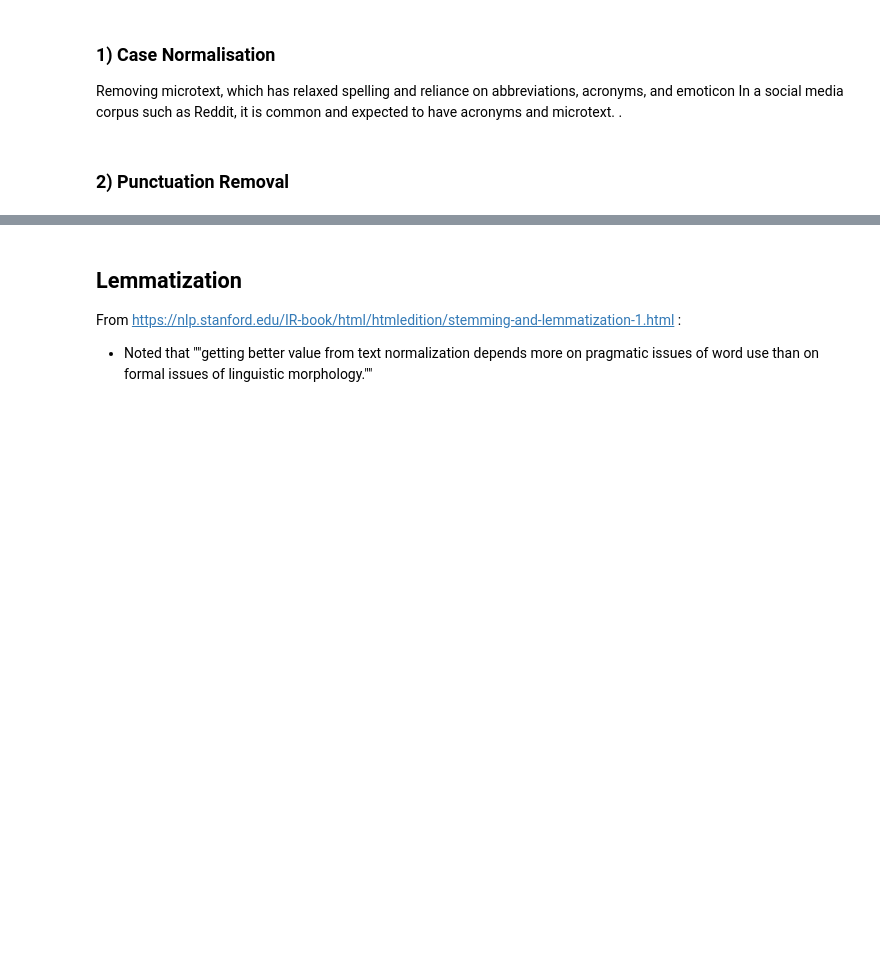
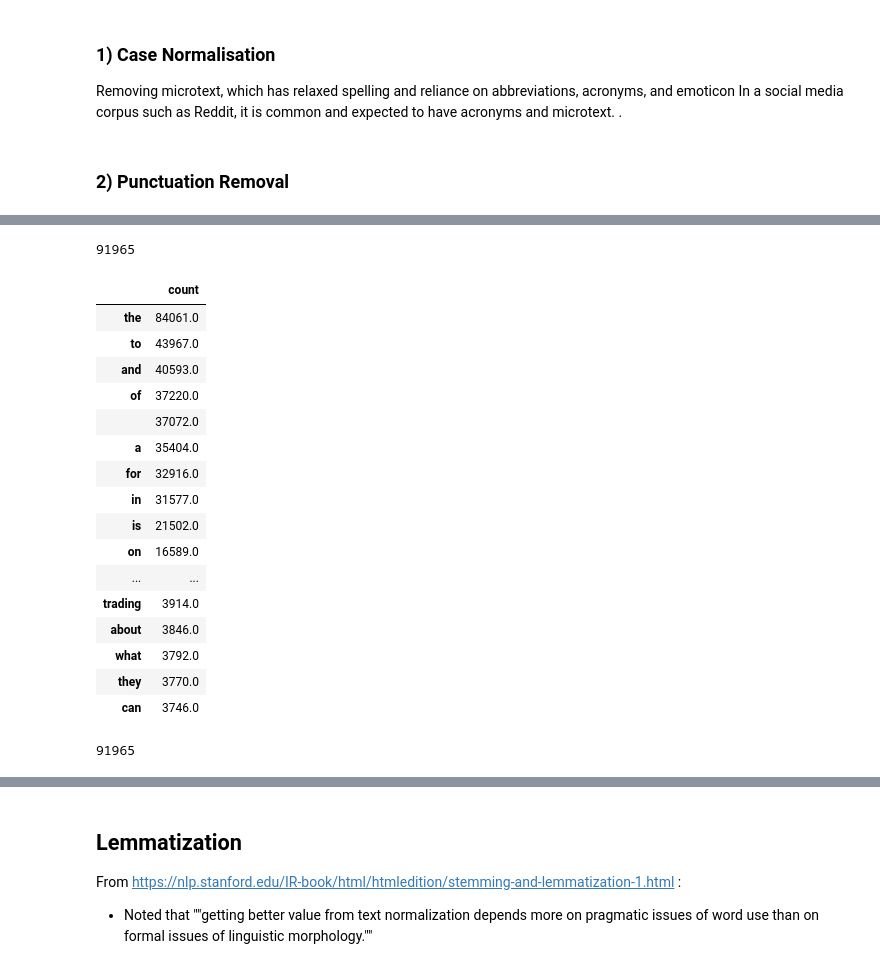
Before and after one commit to IngaleOmkar/Information-Retrieval, a Jupyter notebook: classification/classification pipeline.ipynb, the cells around one changed output, grey strips where cells are left out. Cells and saved outputs as stored; diff of their text form; code cells hidden in the pictures; blank space fills up the shorter version.

Commit message:
Added data processing and visualisation

```diff
--- a/classification/classification pipeline.ipynb
+++ b/classification/classification pipeline.ipynb
@@ -79,0 +83,3 @@ AttributeError: 'Series' object has no attribute 'columns'
+# %%
+count_df = df.to_frame()
+count_df.rename(columns={0: 'data'}, inplace=True)
@@ -79,0 +104,37 @@ AttributeError: 'Series' object has no attribute 'columns'
+# %%
+# get counts of each distinct word
+
+new_count_df = count_df.data.apply(lambda x: pd.value_counts(x.split(" "))).sum(axis = 0)
+# %%
+len(new_count_df.index)
+# %% [output]
+91965
+# %%
+# new_count_df = new_count_df.to_frame()
+new_count_df.rename(columns={0:'count'}, inplace=True)
+# %%
+final_df = new_count_df.sort_values('count', ascending=False)
+# %%
+final_df[:50]
+# %% [output]
+|  | count |
+| the | 84061.0 |
+| to | 43967.0 |
+| and | 40593.0 |
+| of | 37220.0 |
+|  | 37072.0 |
+| a | 35404.0 |
+| for | 32916.0 |
+| in | 31577.0 |
+| is | 21502.0 |
+| on | 16589.0 |
+| ... | ... |
+| trading | 3914.0 |
+| about | 3846.0 |
+| what | 3792.0 |
+| they | 3770.0 |
+| can | 3746.0 |
+# %%
+len(final_df)
+# %% [output]
+91965
```
Also changed, not shown: parts of 26 cells of this notebook, 5 other files.
